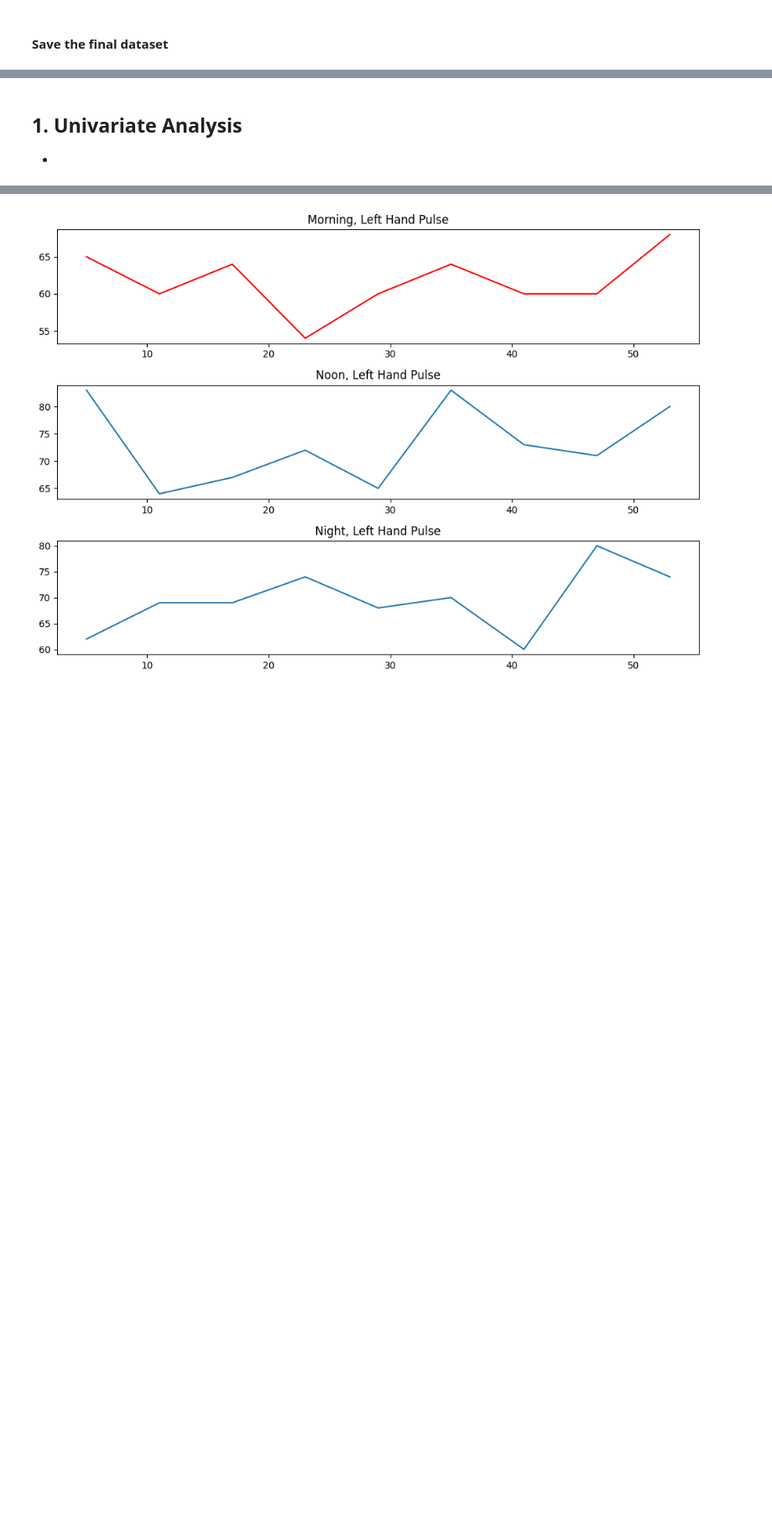
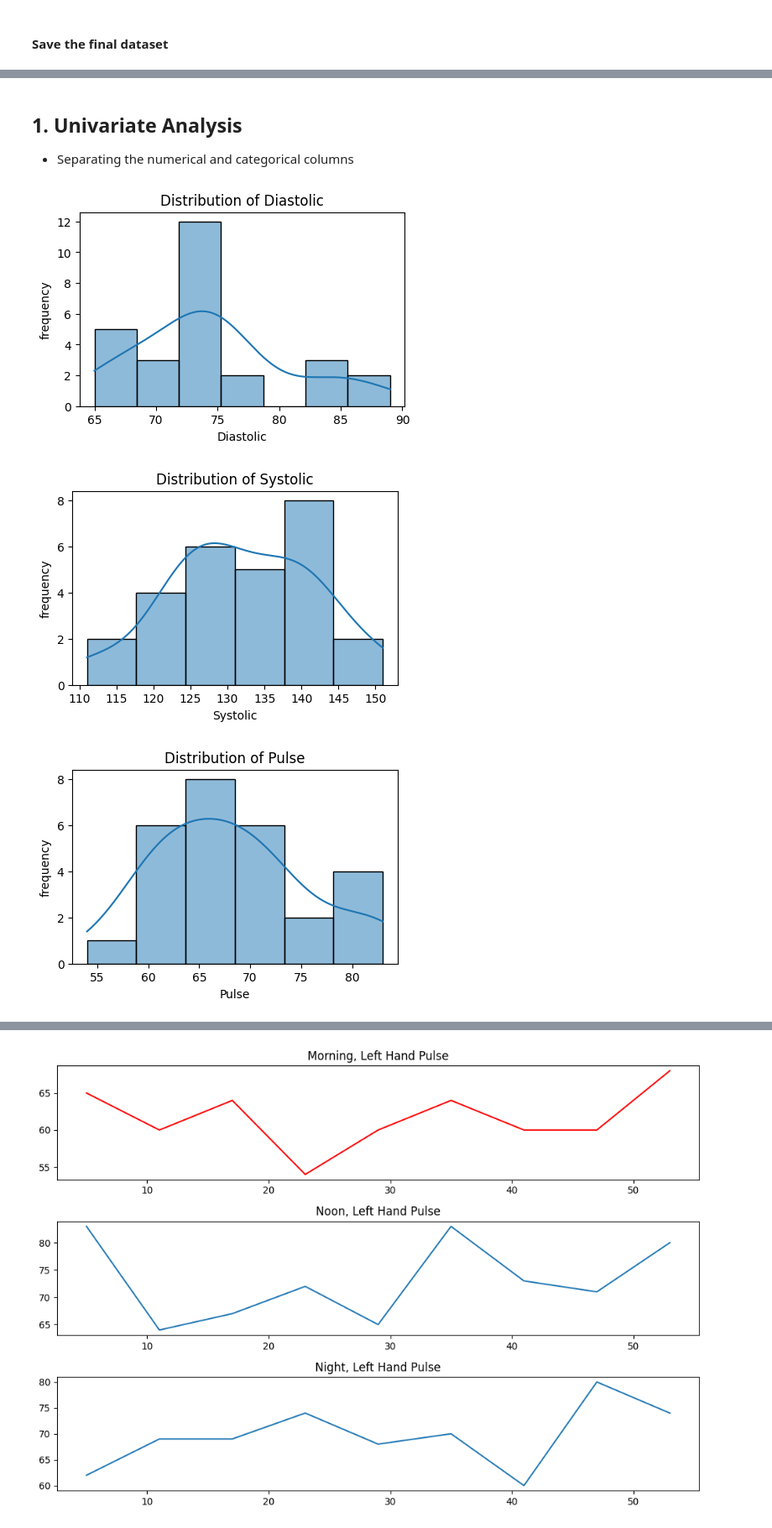
Before and after one commit to pouniq/BloodPressure_Analytics, a Jupyter notebook: Notebooks/EDA.ipynb, the cells around one changed output, grey strips where cells are left out. Shown at 84% size. Drawn from its saved outputs; the diff is of its cells as text; code cells hidden in the pictures; blank space fills up the shorter version.

```diff
--- a/Notebooks/EDA.ipynb
+++ b/Notebooks/EDA.ipynb
@@ -250,7 +255,7 @@ df_L['date'] = pd.to_datetime(df_L['date'], format='%Y/%m/%d')
 # %%
 df_L = df_L.sort_values('day')
 df_L.reset_index(inplace=True)
-df_L.drop(columns=['index', 'level_0'], inplace=True)
+df_L.drop(columns=['index'], inplace=True)
 df_L
 # %% [output]
 |  | day | date | time_of_day | Diastolic | Systolic | Pulse |
@@ -277,3 +300,12 @@ df_L.to_csv('../Data/Left/LeftFinal.csv')
 # %% [markdown]
 ## 1. Univariate Analysis
--
+- Separating the numerical and categorical columns
+# %%
+num_cols = ['Diastolic', 'Systolic', 'Pulse']
+cat_cols = ['time_of_day']
+# %%
+plot_Univariate_num(df_L, num_cols)
+# %% [output]
+[figure, added]
+[figure, added]
+[figure, added]
```
Also changed, not shown: parts of 28 cells of this notebook, 2 other files.
